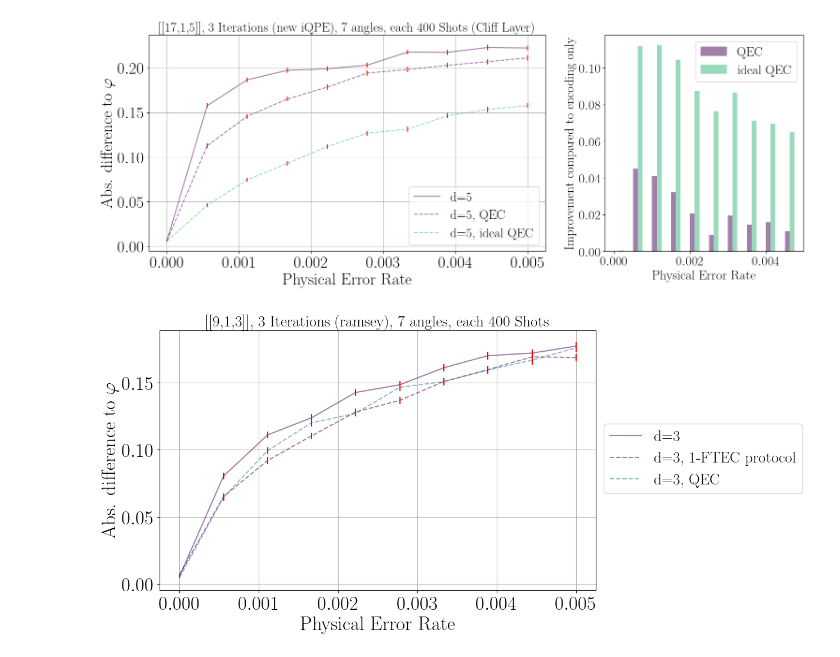
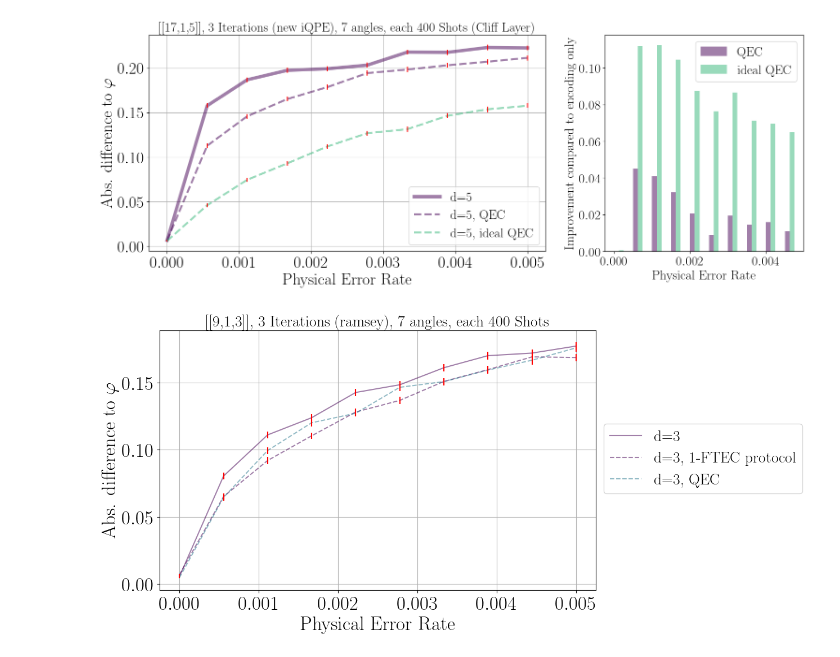
Before and after one commit to RicemanBoy/iqpe, a Jupyter notebook: repcode.ipynb, the cells around one changed output. Saved outputs shown, nothing was run; the diff lists cells and outputs as text; code cells hidden in the pictures.

```diff
--- a/repcode.ipynb
+++ b/repcode.ipynb
@@ -28,10 +28,10 @@ colors = plt.cm.viridis(np.linspace(0, 1, 7))
 # except TypeError:
 #     pass
 
-ax1.plot(p1,y1, label="d=5", marker = "", linestyle = "-", markersize = 20, alpha = 0.5, color = colors[0])
+ax1.plot(p1,y1, label="d=5", marker = "", linestyle = "-", markersize = 20, alpha = 0.5, color = colors[0], linewidth=5)
 ax1.errorbar(p1, y1, yerr=err1, ecolor="red", linestyle="")
 
-ax1.plot(p1, y_qec1, label="d=5, QEC", marker = "", linestyle = "--", markersize = 20, alpha = 0.5, color = colors[0])
+ax1.plot(p1, y_qec1, label="d=5, QEC", marker = "", linestyle = "--", markersize = 20, alpha = 0.5, color = colors[0], linewidth=3)
 ax1.errorbar(p1, y_qec1, yerr=err_qec1, ecolor="red", linestyle="")
 
 # ax1.plot(p2, y_qec2, label="d=5, more QEC", marker = "", linestyle = "--", markersize = 20, alpha = 0.5, color = colors[2])
@@ -43,7 +43,7 @@ ax1.errorbar(p1, y_qec1, yerr=err_qec1, ecolor="red", linestyle="")
 # ax1.plot(p4, y_qec4, label="d=5, 2-FTEC", marker = "", linestyle = "--", markersize = 20, alpha = 0.5, color = colors[5])
 # ax1.errorbar(p4, y_qec4, yerr=err_qec4, ecolor="red", linestyle="")
 
-ax1.plot(p5, y_qec5, label="d=5, ideal QEC", marker = "", linestyle = "--", markersize = 20, alpha = 0.5, color = colors[4])
+ax1.plot(p5, y_qec5, label="d=5, ideal QEC", marker = "", linestyle = "--", markersize = 20, alpha = 0.5, color = colors[4], linewidth=3)
 ax1.errorbar(p5, y_qec5, yerr=err_qec5, ecolor="red", linestyle="")
 
 
@@ -112,34 +112,34 @@ ax2.bar(
 #     ftqec_lots_counts,
 #     width=bar_width,
 #     align="edge",
 #     alpha=0.5,
 #     color=colors[5],
 #     label="2-FTEC (lots)"
 # )
 
 ax2.bar(
     x +  bar_width,
     idealqec_lots_counts,
     width=bar_width,
     align="edge",
     alpha=0.5,
     color=colors[4],
     label="ideal QEC"
 )
 
 
 ax2.legend(fontsize=20)
 
 ax2.tick_params(axis='both', which='major', labelsize=20)
 ax2.set_xlabel("Physical Error Rate", fontsize=20)
 ax2.set_ylabel(r"Improvement compared to encoding only", fontsize=20)
 
 ############################################################################################################################
 #plt.tight_layout()
 # plt.savefig("14.png", bbox_inches="tight" ,dpi=200)
 plt.show()
 # %% [output]
-[figure, old version]
+[figure, new version]
 # %%
 shots = 400
 
```
Also changed, not shown: parts of 4 cells of this notebook, 5 other files.
